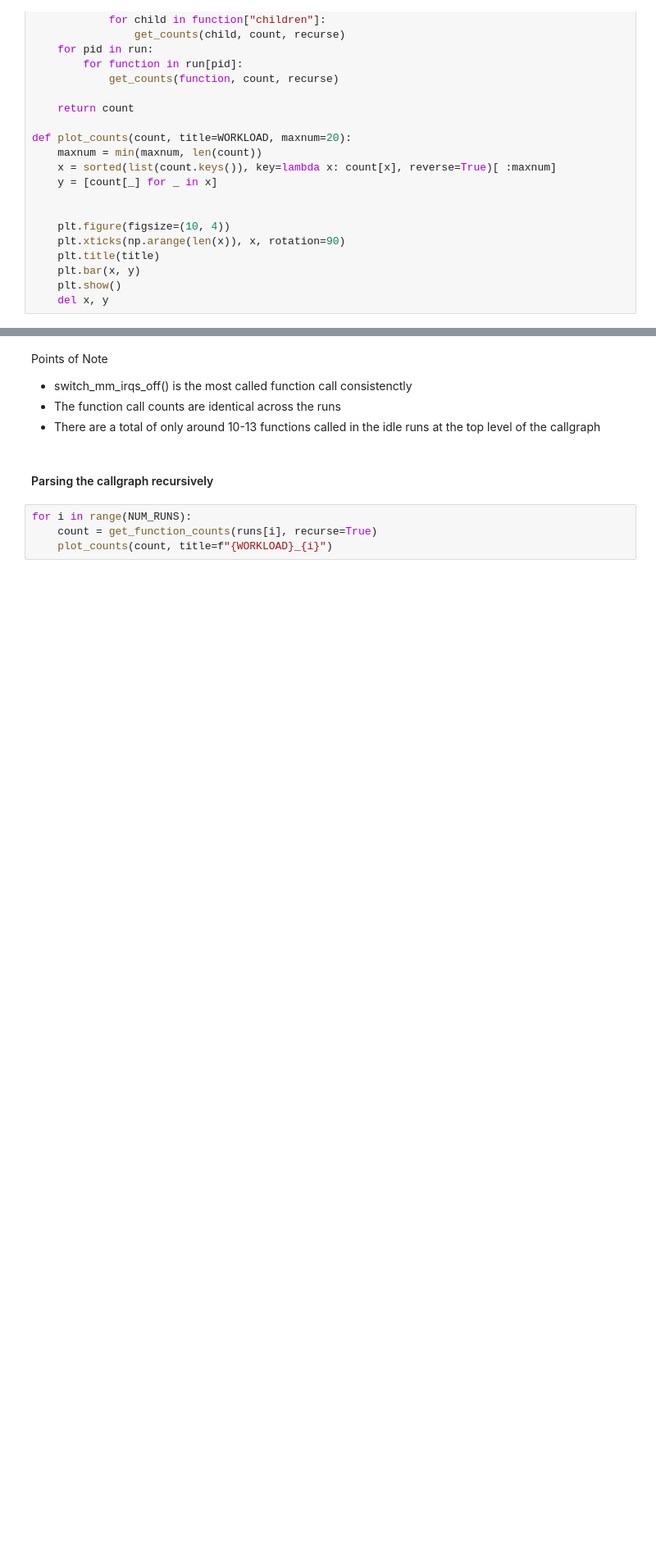
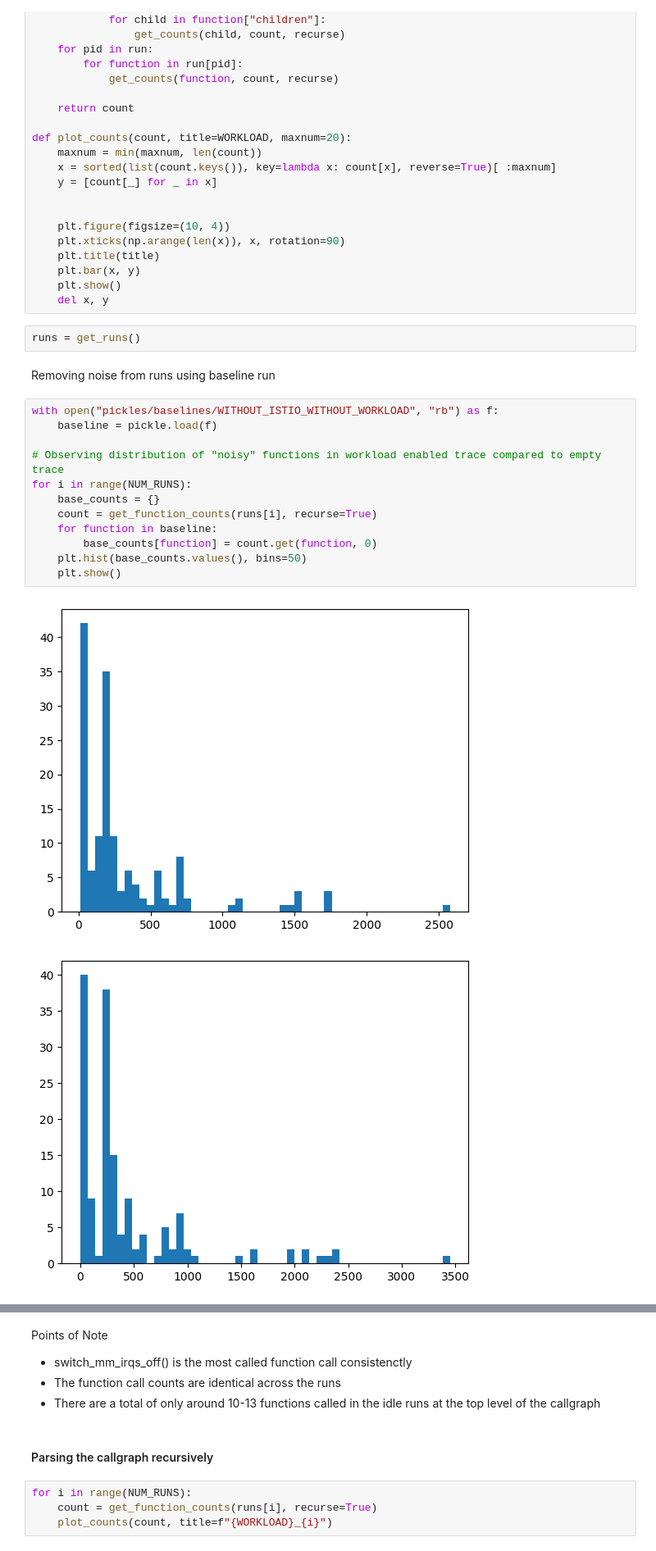
Before and after one commit to SuvigyaJain1/DeathStarBench, a Jupyter notebook: ftrace/scripts/consolidate_runs_01.ipynb, the cells around one changed output, grey strips where cells are left out. Shown: that part at 82% size. Cells and saved outputs as stored; diff of their text form; blank space fills up the shorter version.

Commit message:
eliminating noise in 01

```diff
--- a/ftrace/scripts/consolidate_runs_01.ipynb
+++ b/ftrace/scripts/consolidate_runs_01.ipynb
@@ -82,3 +81,22 @@ def plot_counts(count, title=WORKLOAD, maxnum=20):
     plt.bar(x, y)
     plt.show()
     del x, y
+# %%
+runs = get_runs()
+# %% [markdown]
+Removing noise from runs using baseline run
+# %%
+with open("pickles/baselines/WITHOUT_ISTIO_WITHOUT_WORKLOAD", "rb") as f:
+    baseline = pickle.load(f)
+
+# Observing distribution of "noisy" functions in workload enabled trace compared to empty trace
+for i in range(NUM_RUNS):
+    base_counts = {}
+    count = get_function_counts(runs[i], recurse=True)
+    for function in baseline:
+        base_counts[function] = count.get(function, 0)
+    plt.hist(base_counts.values(), bins=50)
+    plt.show()
+# %% [output]
+[figure, added]
+[figure, added]
```
Also changed, not shown: parts of 4 cells of this notebook, 2 other files.
